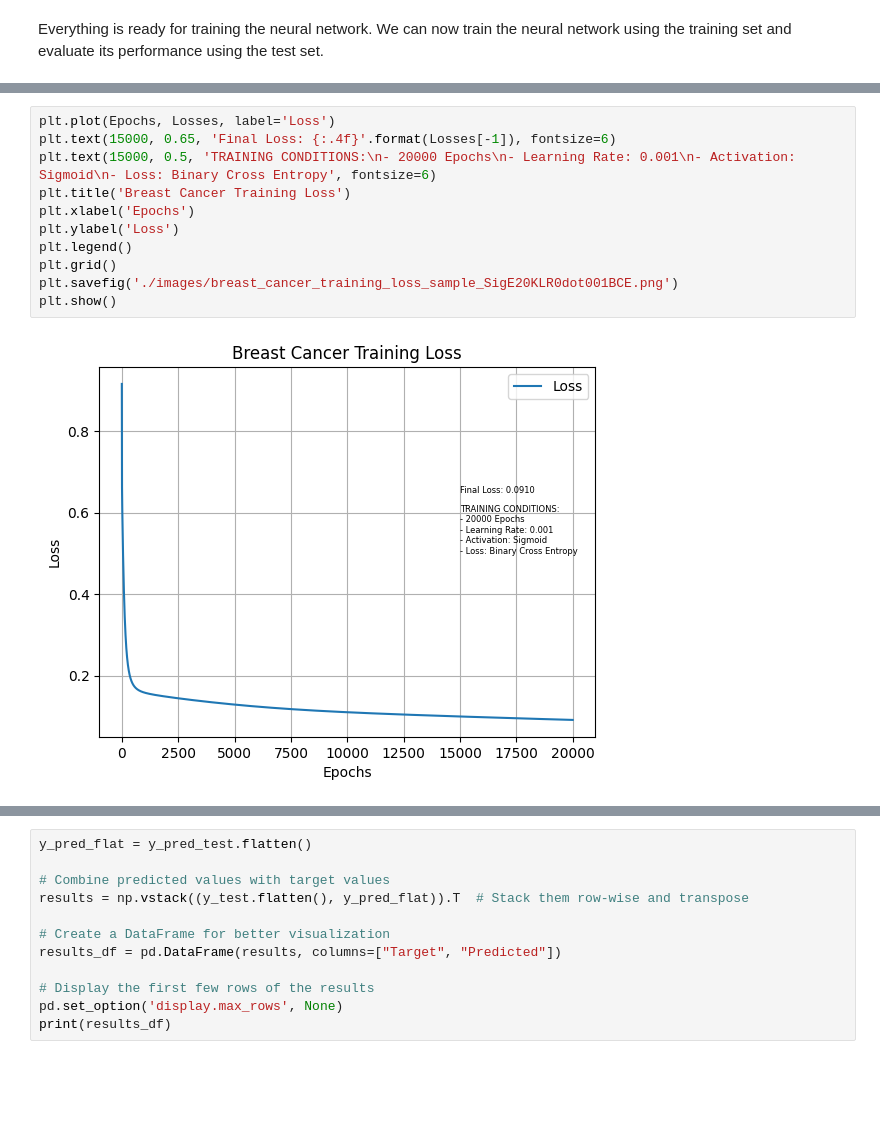
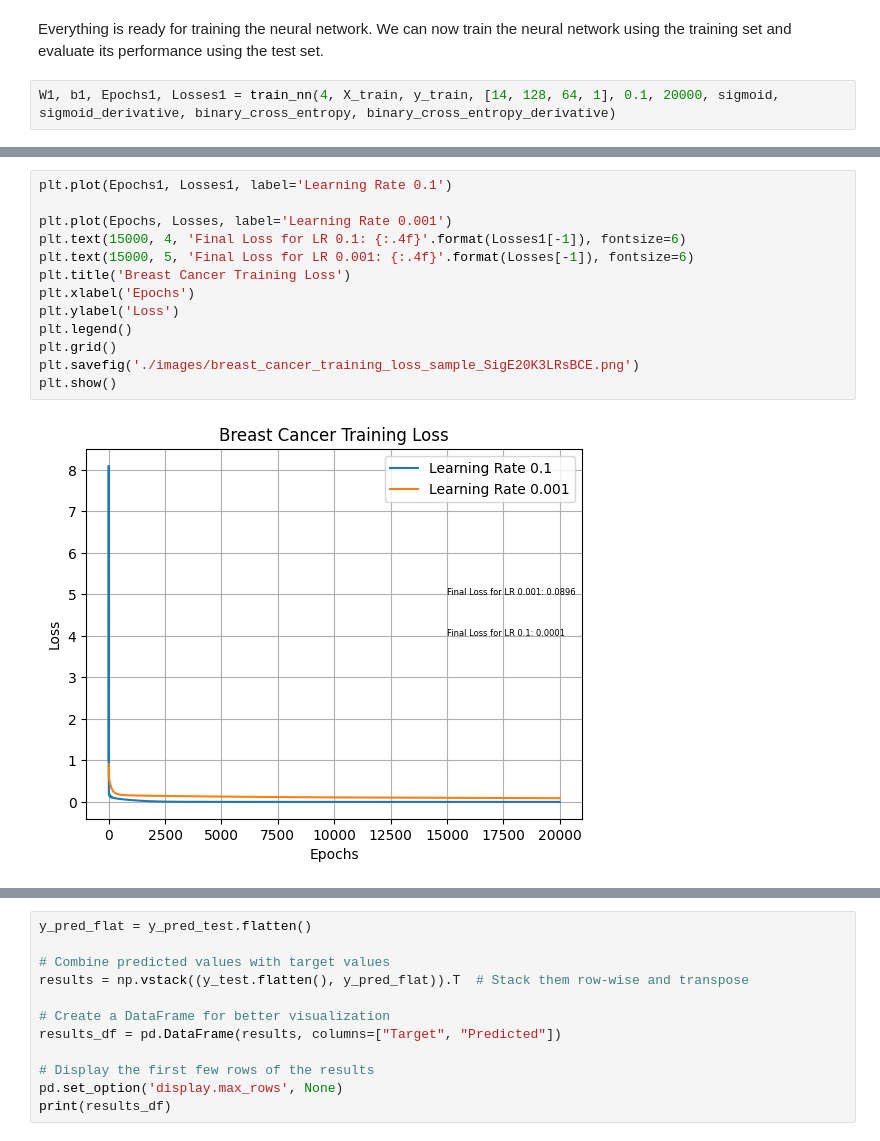
Before and after one commit to Gdeterline/Neural-Network-Build, a Jupyter notebook: breast_cancer_classification.ipynb, the cells around one changed output, grey strips where cells are left out. Saved outputs shown, nothing was run; the diff lists cells and outputs as text; blank space fills up the shorter version.

Commit message:
updated learning rates

```diff
--- a/breast_cancer_classification.ipynb
+++ b/breast_cancer_classification.ipynb
@@ -180,3 +181,5 @@ y_test = np.array(y_test)
 # %% [markdown]
 Everything is ready for training the neural network.
 We can now train the neural network using the training set and evaluate its performance using the test set.
+# %%
+W1, b1, Epochs1, Losses1 = train_nn(4, X_train, y_train, [14, 128, 64, 1], 0.1, 20000, sigmoid, sigmoid_derivative, binary_cross_entropy, binary_cross_entropy_derivative)
@@ -203,16 +268,18 @@ Epoch 19500 - Loss: 0.09179813236573575
 # %%
-plt.plot(Epochs, Losses, label='Loss')
-plt.text(15000, 0.65, 'Final Loss: {:.4f}'.format(Losses[-1]), fontsize=6)
-plt.text(15000, 0.5, 'TRAINING CONDITIONS:\n- 20000 Epochs\n- Learning Rate: 0.001\n- Activation: Sigmoid\n- Loss: Binary Cross Entropy', fontsize=6)
+plt.plot(Epochs1, Losses1, label='Learning Rate 0.1')
+
+plt.plot(Epochs, Losses, label='Learning Rate 0.001')
+plt.text(15000, 4, 'Final Loss for LR 0.1: {:.4f}'.format(Losses1[-1]), fontsize=6)
+plt.text(15000, 5, 'Final Loss for LR 0.001: {:.4f}'.format(Losses[-1]), fontsize=6)
 plt.title('Breast Cancer Training Loss')
 plt.xlabel('Epochs')
 plt.ylabel('Loss')
 plt.legend()
 plt.grid()
-plt.savefig('./images/breast_cancer_training_loss_sample_SigE20KLR0dot001BCE.png')
+plt.savefig('./images/breast_cancer_training_loss_sample_SigE20K3LRsBCE.png')
 plt.show()
 # %% [output]
-[figure, old version]
+[figure, new version]
 # %%
 y_hat = predict(X_test, W, b, sigmoid)
 print(y_hat)
```
Also changed, not shown: parts of 15 cells of this notebook, 1 other file.
